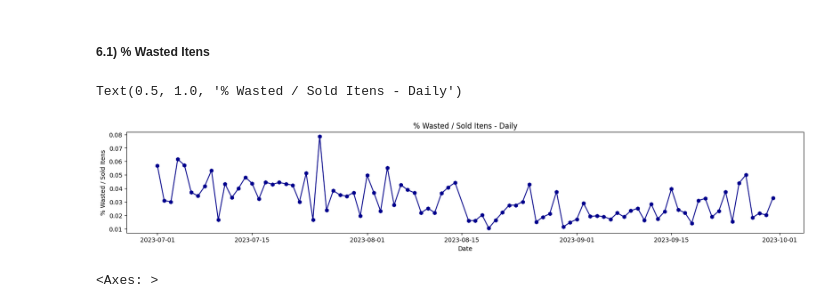
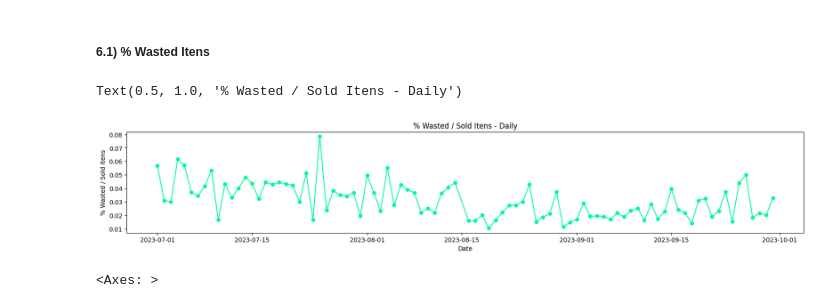
Before and after one commit to jsamu1994/data-challenge-jan-2024, a Jupyter notebook: python_files/exploring_dataset_1.ipynb, the cells around one changed output. Cells and saved outputs as stored; diff of their text form; code cells hidden in the pictures.

```diff
--- a/python_files/exploring_dataset_1.ipynb
+++ b/python_files/exploring_dataset_1.ipynb
@@ -223,17 +230,17 @@ df_revenue_grouped.head(10)
 # %%
 #### Wasted / Sold (%) Itens - Daily
 df_wasted_daily = df1[['Time', '# of sold SKU items', 'Waste, # of items']].copy()
 df_wasted_daily = df_wasted_daily.groupby('Time').sum().reset_index()
 df_wasted_daily["waste_vs_sold_rate"] = df_wasted_daily["Waste, # of items"]  / df_wasted_daily["# of sold SKU items"]
 
 plt.figure(figsize=(20,3))
-plt.plot(df_wasted_daily ["Time"], df_wasted_daily ["waste_vs_sold_rate"], marker = "h", color = "darkblue")
+plt.plot(df_wasted_daily ["Time"], df_wasted_daily ["waste_vs_sold_rate"], marker = "h", color = "mediumspringgreen")
 plt.xlabel('Date')
 plt.ylabel('% Wasted / Sold Itens')
 plt.title("% Wasted / Sold Itens - Daily")
 # %% [output]
 Text(0.5, 1.0, '% Wasted / Sold Itens - Daily')
-[figure, old version]
+[figure, new version]
 # %%
 weekref = {0:'2 - Monday', 1:'3 - Tuesday', 2:'4 - Wednesady ', 3:'5 - Thursday', 4:'6 - Friday', 5:'7 - Saturday', 6:'1 - Sunday'}
 df_wasted_daily['Week Day'] = df_wasted_daily["Time"].apply(lambda x: weekref[x.weekday()])
```
Also changed, not shown: parts of 14 cells of this notebook.
